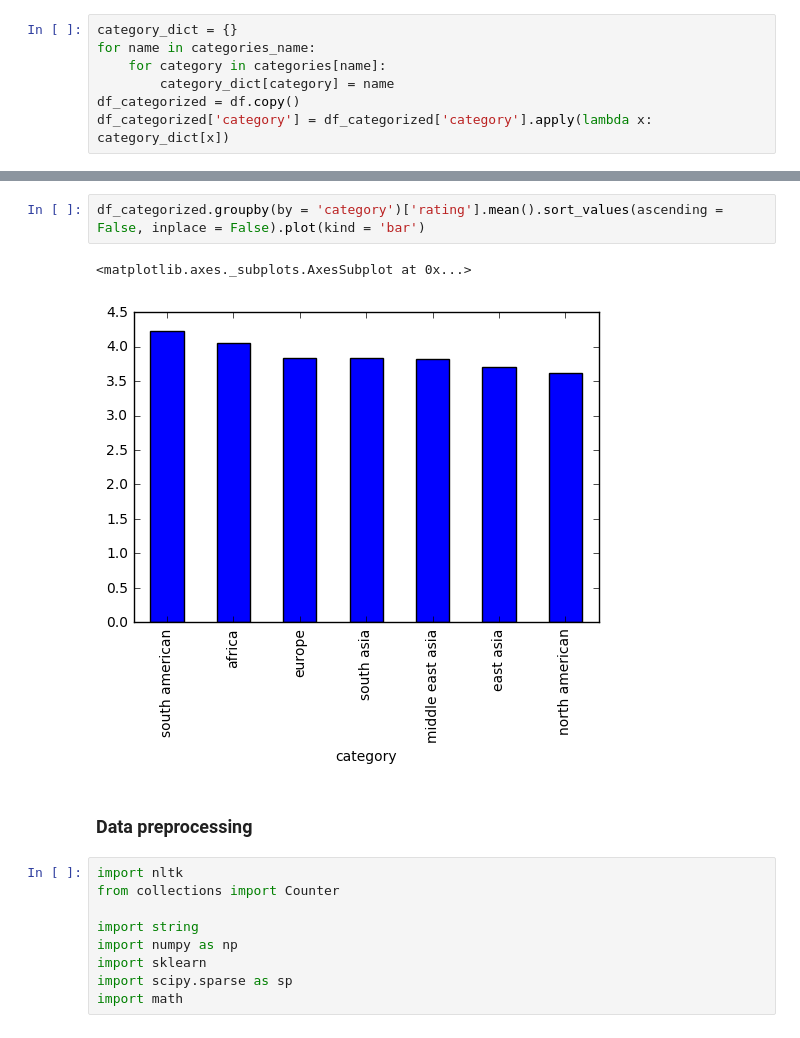
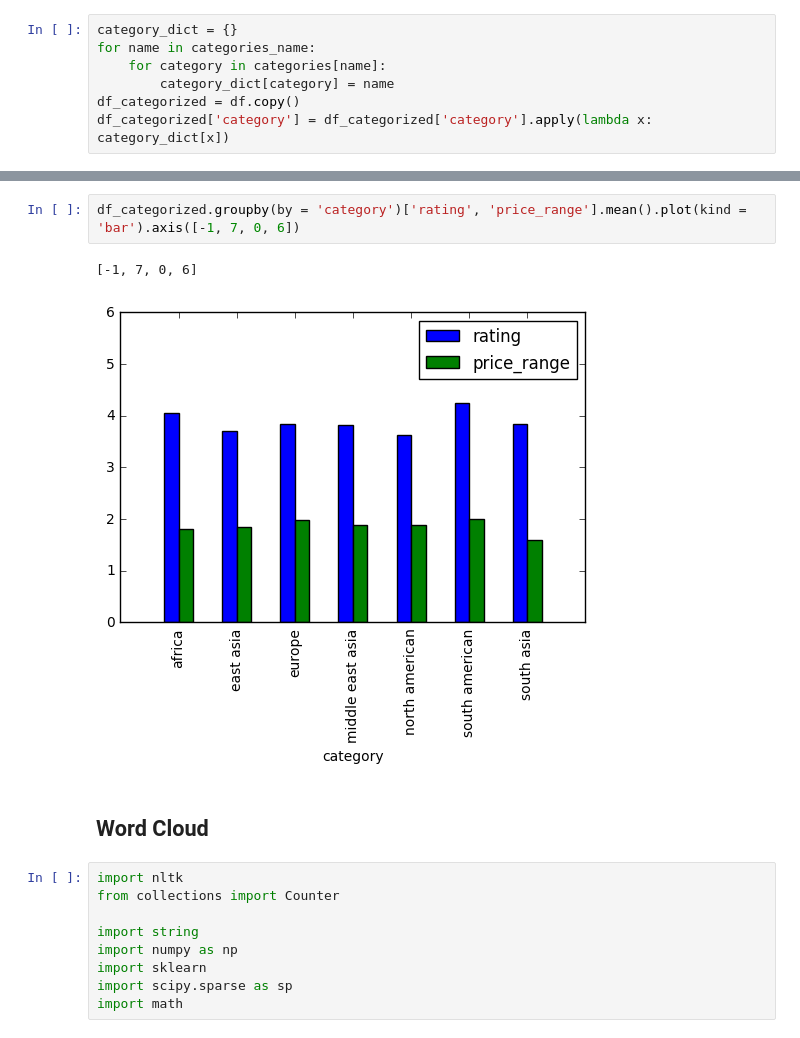
Before and after one commit to atrdjuneChen/YelpAnalysis, a Jupyter notebook: yelp_analysis.ipynb, the cells around one changed output, grey strips where cells are left out. Drawn from its saved outputs; the diff is of its cells as text.

```diff
--- a/yelp_analysis.ipynb
+++ b/yelp_analysis.ipynb
@@ -339,10 +365,10 @@ df_categorized['category'] = df_categorized['category'].apply(lambda x: category
 # %%
-df_categorized.groupby(by = 'category')['rating'].mean().sort_values(ascending = False, inplace = False).plot(kind = 'bar')
+df_categorized.groupby(by = 'category')['rating', 'price_range'].mean().plot(kind = 'bar').axis([-1, 7, 0, 6])
 # %% [output]
-<matplotlib.axes._subplots.AxesSubplot at 0x...>
+[-1, 7, 0, 6]
-[figure, old version]
+[figure, new version]
-# %% [markdown]
-### Data preprocessing
+# %% [markdown]
+## Word Cloud
 # %%
 import nltk
 from collections import Counter
```
Also changed, not shown: parts of 11 cells of this notebook.
